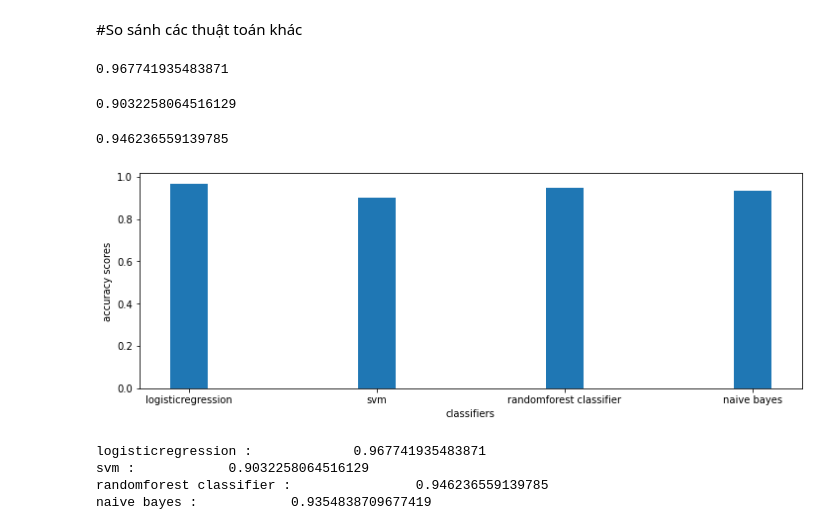
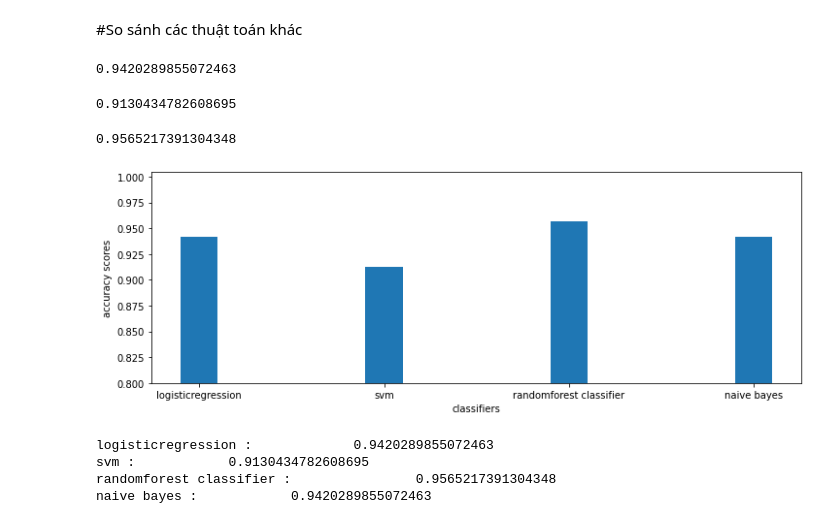
Before and after one commit to 1337Rinz/KhaiPhaDuLieuLon, a Jupyter notebook: DoAn_KhaiPhaDuLieuLon.ipynb, the cells around one changed output. Cells and saved outputs as stored; diff of their text form; code cells hidden in the pictures.

```diff
--- a/DoAn_KhaiPhaDuLieuLon.ipynb
+++ b/DoAn_KhaiPhaDuLieuLon.ipynb
@@ -166,7 +166,7 @@ array([[ 1, 69,  0, ...,  1,  1,  1],
 # %%
-# chia tập train:test theo tỉ lệ 70:30 để đánh giá hiệu xuất; thiết lập random_state seed
+# chia tập train:test theo tỉ lệ 75:25 để đánh giá hiệu xuất; thiết lập random_state seed
 
-x_train, x_test, y_train, y_test = train_test_split(x, y ,test_size=0.30 , random_state=19)
+x_train, x_test, y_train, y_test = train_test_split(x, y ,test_size=0.25 , random_state=21)
 print('x_train: ',x_train.shape)
 print('x_test: ', x_test.shape)
 # %% [output]
@@ -300,7 +286,7 @@ list_scores.append(score_1)
 
 score_1
 # %% [output]
-0.967741935483871
+0.9420289855072463
 # %%
 
 # Support vector machine
@@ -315,7 +301,7 @@ list_models.append('svm')
 
 score_2
 # %% [output]
-0.9032258064516129
+0.9130434782608695
 # %%
 
 # randomforest classifier
@@ -329,23 +315,26 @@ list_scores.append(score_3)
 list_models.append('randomforest classifier')
 score_3
 # %% [output]
-0.946236559139785
+0.9565217391304348
 # %%
 list_scores.append(score_4)
 list_models.append('naive bayes')
 # %%
 
 plt.figure(figsize=(12,4))
 plt.bar(list_models,list_scores,width=0.2)
 plt.xlabel('classifiers')
 plt.ylabel('accuracy scores')
+plt.ylim(bottom=0.8)
+
 plt.show()
+
 
 for i in range(len(list_models)):
   print(list_models[i],":\t\t",list_scores[i])
 # %% [output]
-[figure, old version]
+[figure, new version]
-logisticregression :             0.967741935483871
-svm :            0.9032258064516129
-randomforest classifier :                0.946236559139785
-naive bayes :            0.9354838709677419
+logisticregression :             0.9420289855072463
+svm :            0.9130434782608695
+randomforest classifier :                0.9565217391304348
+naive bayes :            0.9420289855072463
```
Also changed, not shown: parts of 6 cells of this notebook.
